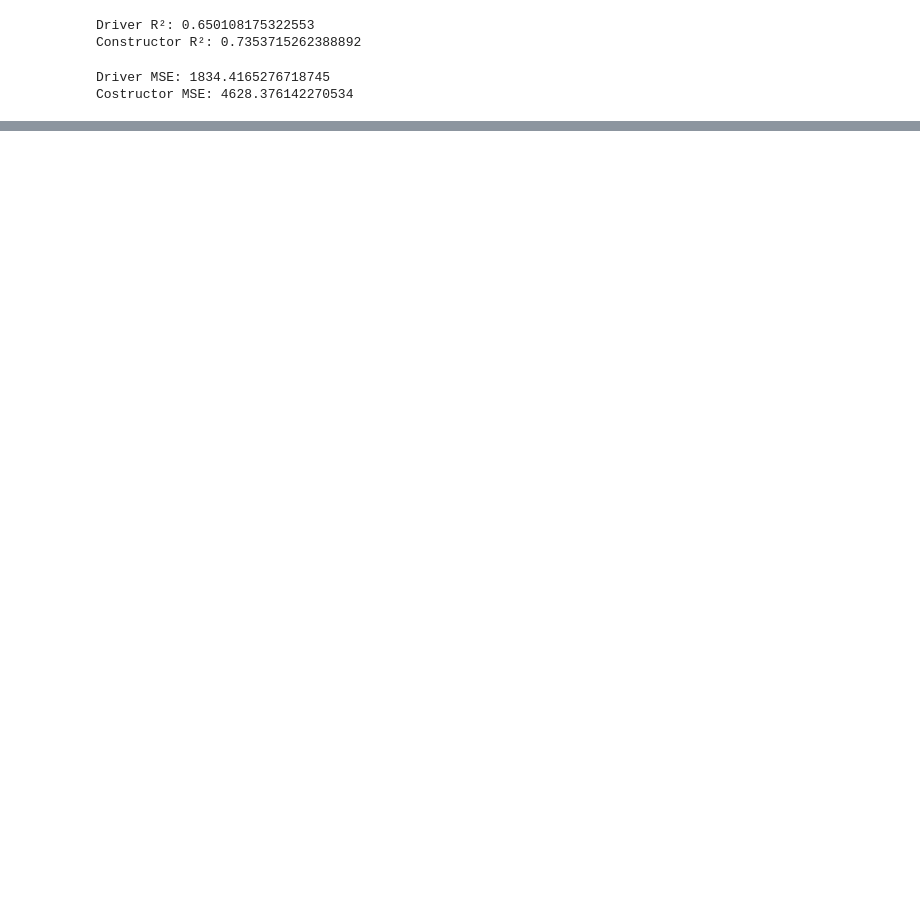
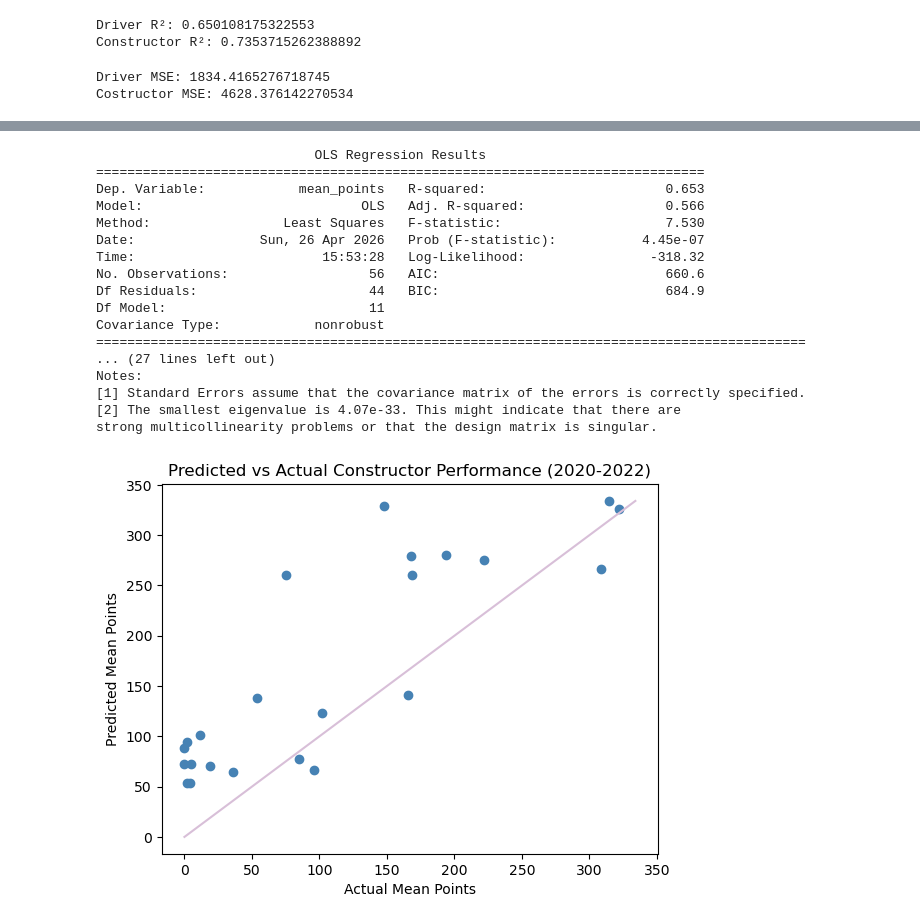
Before and after one commit to a-nuckols/datasci-151-final-proj, a Jupyter notebook: final_project.ipynb, the cells around one changed output, grey strips where cells are left out. Saved outputs shown, nothing was run; the diff lists cells and outputs as text; code cells hidden in the pictures; blank space fills up the shorter version.

```diff
--- a/final_project.ipynb
+++ b/final_project.ipynb
@@ -158,0 +229,44 @@ Costructor MSE: 4628.376142270534
+# %%
+# fit regression model for constructors
+constructors_model3 = smf.ols('mean_points ~  C(constructorId)+year+nationality+avg_pit_stop_duration + stdev_lap_time',
+    data=constructors_training2
+).fit()
+print(constructors_model3.summary())
+
+constructors_pred3 = constructors_model3.predict(constructors_test2)
+
+plt.scatter(
+    constructors_test2["mean_points"],
+    constructors_pred3,
+    color="steelblue"
+)
+
+# prediction line (y = x)
+min_val = min(constructors_test2["mean_points"].min(), constructors_pred3.min())
+max_val = max(constructors_test2["mean_points"].max(), constructors_pred3.max())
+
+plt.plot([min_val, max_val], [min_val, max_val], color="thistle")
+
+plt.xlabel("Actual Mean Points")
+plt.ylabel("Predicted Mean Points")
+plt.title("Predicted vs Actual Constructor Performance (2020-2022)")
+plt.show()
+# %% [output]
+                            OLS Regression Results
+==============================================================================
+Dep. Variable:            mean_points   R-squared:                       0.653
+Model:                            OLS   Adj. R-squared:                  0.566
+Method:                 Least Squares   F-statistic:                     7.530
+Date:                Sun, 26 Apr 2026   Prob (F-statistic):           4.45e-07
+Time:                        15:53:28   Log-Likelihood:                -318.32
+No. Observations:                  56   AIC:                             660.6
+Df Residuals:                      44   BIC:                             684.9
+Df Model:                          11
+Covariance Type:            nonrobust
+===========================================================================================
+... (27 lines left out)
+Notes:
+[1] Standard Errors assume that the covariance matrix of the errors is correctly specified.
+[2] The smallest eigenvalue is 4.07e-33. This might indicate that there are
+strong multicollinearity problems or that the design matrix is singular.
+[figure, added]
```
Also changed, not shown: parts of 2 cells of this notebook.
